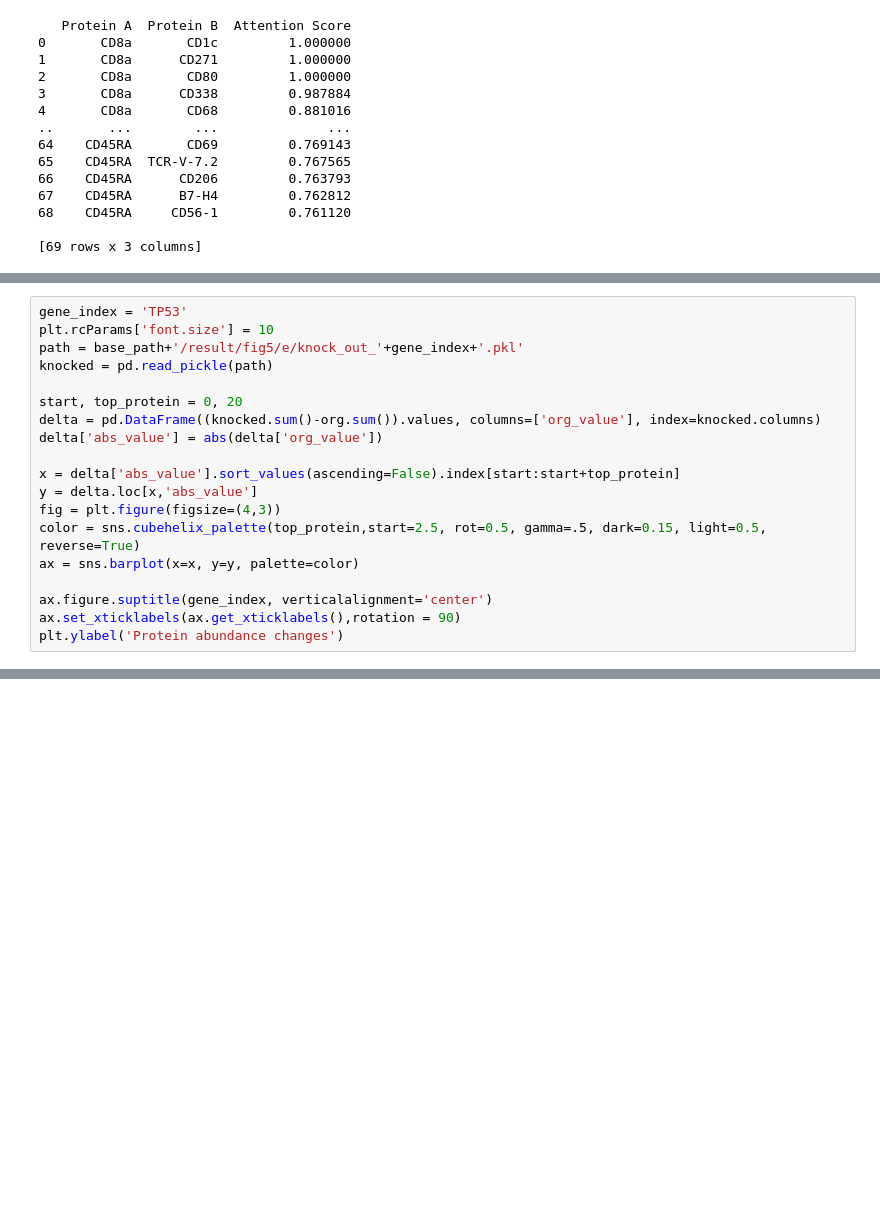
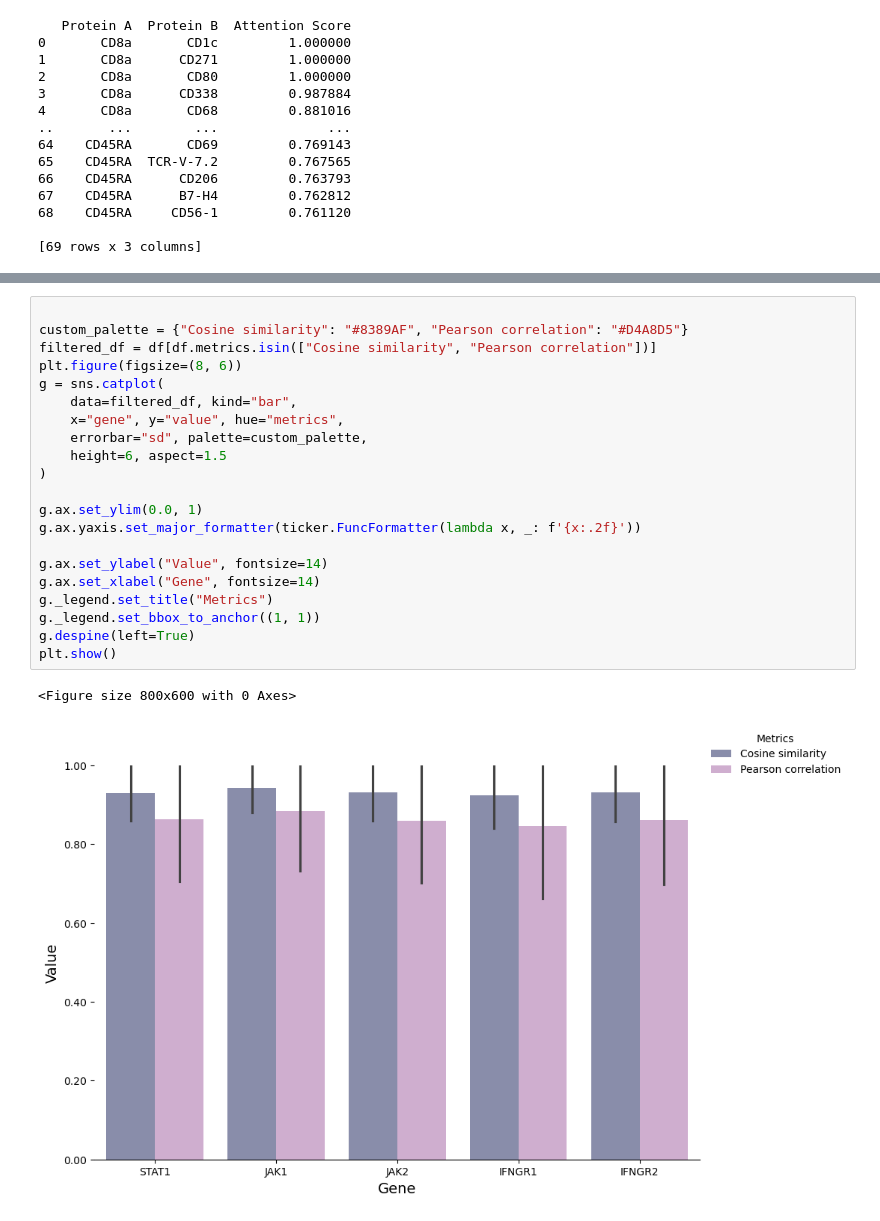
Before and after one commit to TencentAILabHealthcare/scTranslator, a Jupyter notebook: code/visualization/fig5.ipynb, the cells around one changed output, grey strips where cells are left out. Drawn from its saved outputs; the diff is of its cells as text; blank space fills up the shorter version.

```diff
--- a/code/visualization/fig5.ipynb
+++ b/code/visualization/fig5.ipynb
@@ -114,19 +110,0 @@ org = pd.read_pickle(path)
-# %%
-gene_index = 'TP53'
-plt.rcParams['font.size'] = 10
-path = base_path+'/result/fig5/e/knock_out_'+gene_index+'.pkl'
-knocked = pd.read_pickle(path)
-
-start, top_protein = 0, 20
-delta = pd.DataFrame((knocked.sum()-org.sum()).values, columns=['org_value'], index=knocked.columns)
-delta['abs_value'] = abs(delta['org_value'])
-
-x = delta['abs_value'].sort_values(ascending=False).index[start:start+top_protein]
-y = delta.loc[x,'abs_value']
-fig = plt.figure(figsize=(4,3))
-color = sns.cubehelix_palette(top_protein,start=2.5, rot=0.5, gamma=.5, dark=0.15, light=0.5, reverse=True)
-ax = sns.barplot(x=x, y=y, palette=color)
-
-ax.figure.suptitle(gene_index, verticalalignment='center')
-ax.set_xticklabels(ax.get_xticklabels(),rotation = 90)
-plt.ylabel('Protein abundance changes')
@@ -135,0 +173,24 @@ Text(0, 0.5, 'Protein abundance changes')
+# %%
+
+custom_palette = {"Cosine similarity": "#8389AF", "Pearson correlation": "#D4A8D5"}
+filtered_df = df[df.metrics.isin(["Cosine similarity", "Pearson correlation"])]
+plt.figure(figsize=(8, 6))
+g = sns.catplot(
+    data=filtered_df, kind="bar",
+    x="gene", y="value", hue="metrics",
+    errorbar="sd", palette=custom_palette,
+    height=6, aspect=1.5
+)
+
+g.ax.set_ylim(0.0, 1)
+g.ax.yaxis.set_major_formatter(ticker.FuncFormatter(lambda x, _: f'{x:.2f}'))
+
+g.ax.set_ylabel("Value", fontsize=14)
+g.ax.set_xlabel("Gene", fontsize=14)
+g._legend.set_title("Metrics")
+g._legend.set_bbox_to_anchor((1, 1))
+g.despine(left=True)
+plt.show()
+# %% [output]
+<Figure size 800x600 with 0 Axes>
+[figure, added]
```
Also changed, not shown: parts of 8 cells of this notebook.
